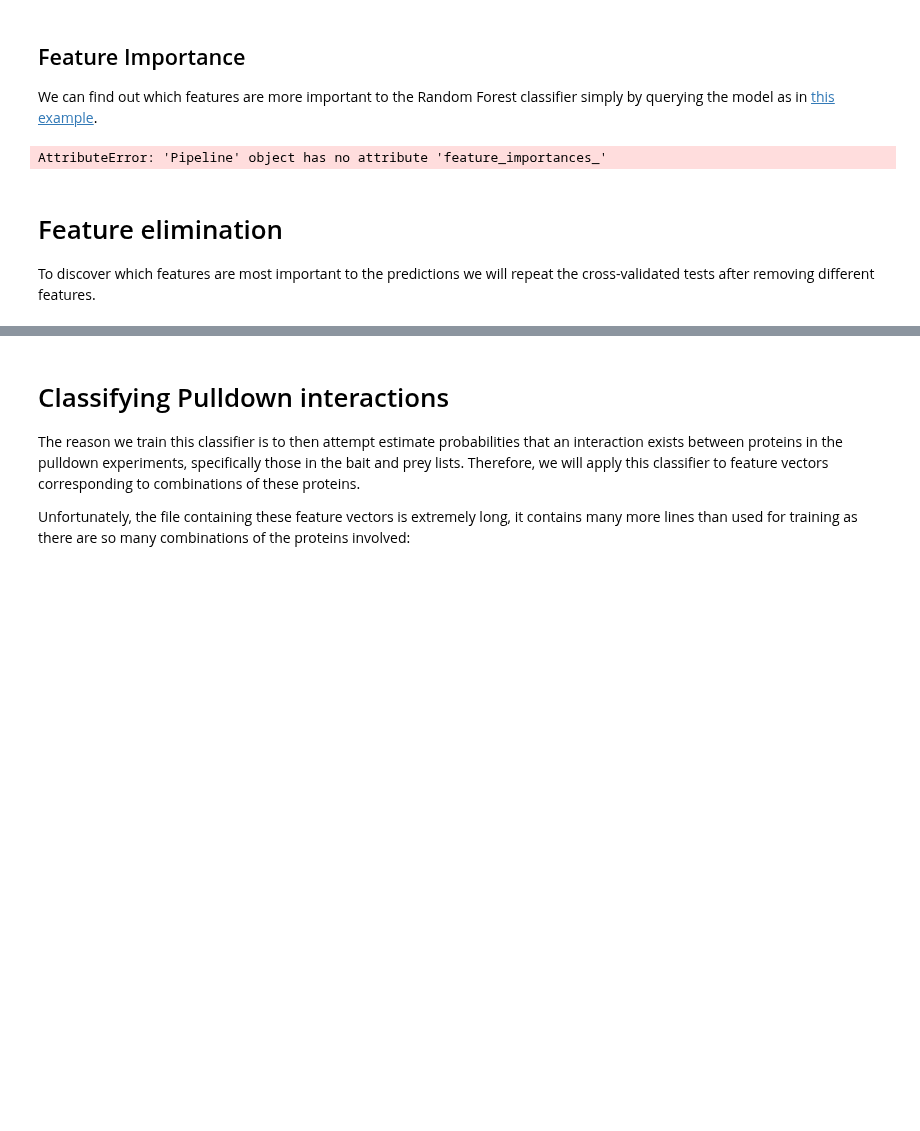
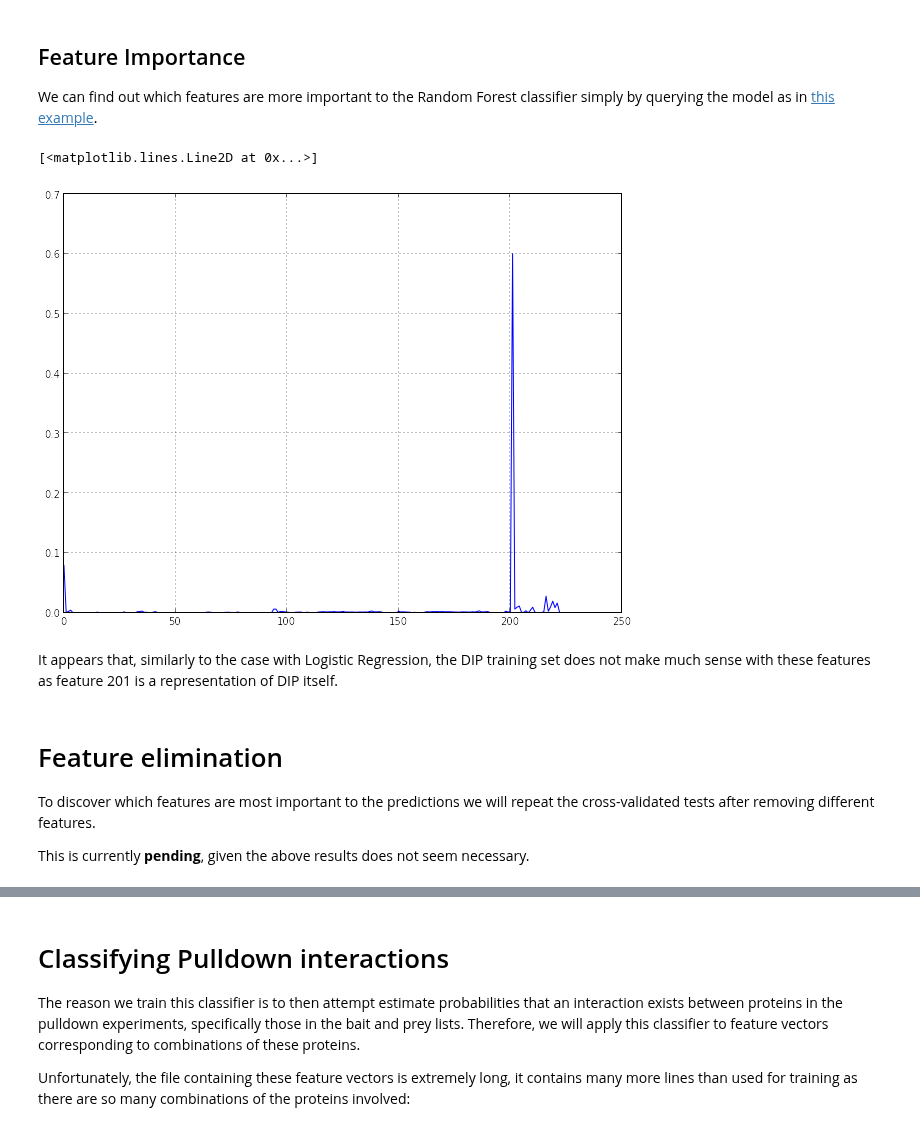
Before and after one commit to gngdb/opencast-bio, a Jupyter notebook: notebooks/Classifier Training.ipynb, the cells around one changed output, grey strips where cells are left out. Cells and saved outputs as stored; diff of their text form; code cells hidden in the pictures; blank space fills up the shorter version.

```diff
--- a/notebooks/Classifier Training.ipynb
+++ b/notebooks/Classifier Training.ipynb
@@ -897,6 +897,9 @@ We can find out which features are more important to the Random Forest classifie
 
 [skex]: http://scikit-learn.org/stable/auto_examples/ensemble/plot_forest_importances.html#example-ensemble-plot-forest-importances-py
 # %%
-importances = rfmodel.
+importances = rfmodel.named_steps['cls'].feature_importances_
-# %% [output]
-AttributeError: 'Pipeline' object has no attribute 'feature_importances_'
+# %%
+plot(importances)
+# %% [output]
+[<matplotlib.lines.Line2D at 0x...>]
+[figure, added]
@@ -903,4 +908,8 @@ AttributeError: 'Pipeline' object has no attribute 'feature_importances_'
+# %% [markdown]
+It appears that, similarly to the case with Logistic Regression, the DIP training set does not make much sense with these features as feature 201 is a representation of DIP itself.
 # %% [markdown]
 # Feature elimination
 
 To discover which features are most important to the predictions we will repeat the cross-validated tests after removing different features.
+
+This is currently __pending__, given the above results does not seem necessary.
```
Also changed, not shown: parts of 2 cells of this notebook, 2 other files.
